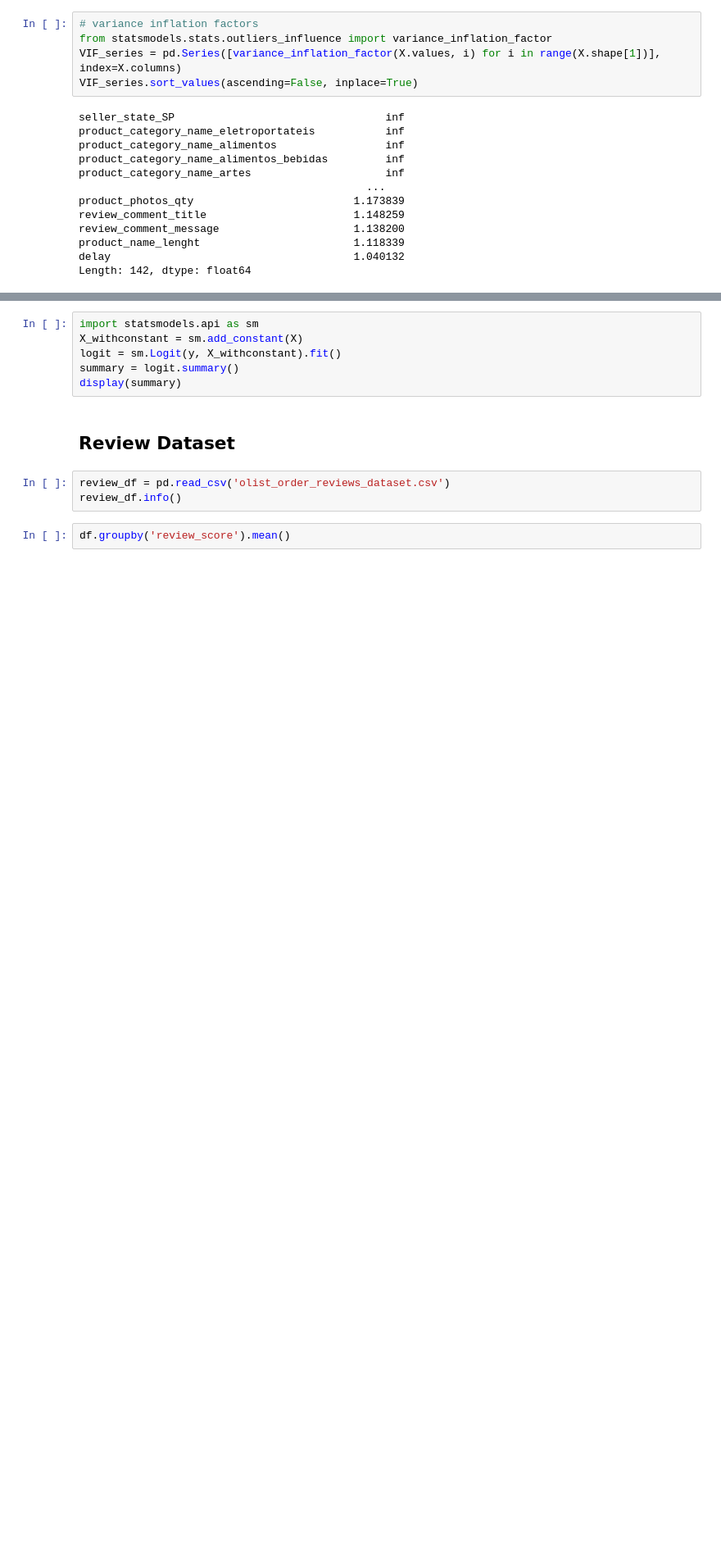
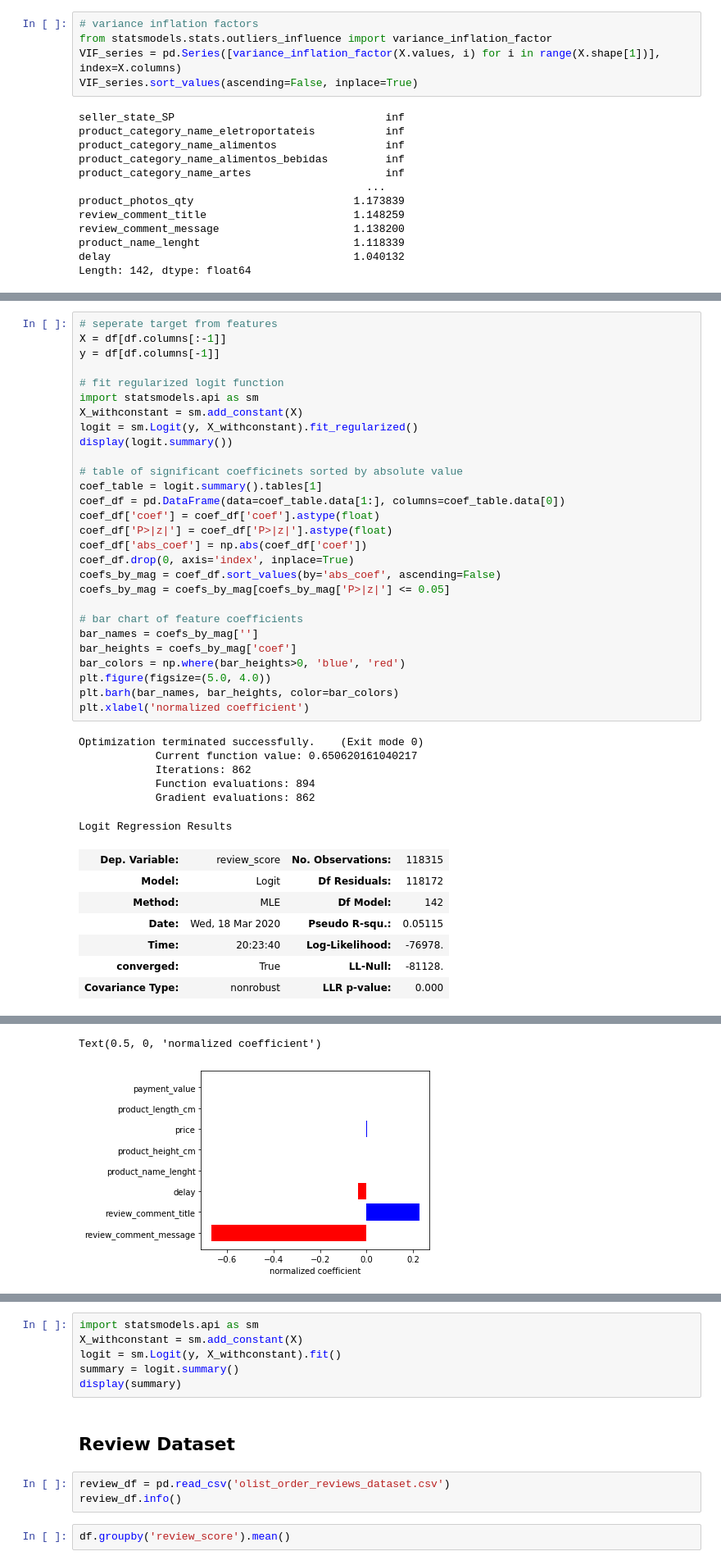
Before and after one commit to alireza-alizadegan/e-commerce-Sales, a Jupyter notebook: Brazil/Sentiment Analysis.ipynb, the cells around one changed output, grey strips where cells are left out. Shown: that part at 82% size. Drawn from its saved outputs; the diff is of its cells as text; blank space fills up the shorter version.

```diff
--- a/Brazil/Sentiment Analysis.ipynb
+++ b/Brazil/Sentiment Analysis.ipynb
@@ -316,0 +429,42 @@ Text(0.5, 0, 'normalized coefficient')
+# %%
+# seperate target from features
+X = df[df.columns[:-1]]
+y = df[df.columns[-1]]
+
+# fit regularized logit function
+import statsmodels.api as sm
+X_withconstant = sm.add_constant(X)
+logit = sm.Logit(y, X_withconstant).fit_regularized()
+display(logit.summary())
+
+# table of significant coefficinets sorted by absolute value
+coef_table = logit.summary().tables[1]
+coef_df = pd.DataFrame(data=coef_table.data[1:], columns=coef_table.data[0])
+coef_df['coef'] = coef_df['coef'].astype(float)
+coef_df['P>|z|'] = coef_df['P>|z|'].astype(float)
+coef_df['abs_coef'] = np.abs(coef_df['coef'])
+coef_df.drop(0, axis='index', inplace=True)
+coefs_by_mag = coef_df.sort_values(by='abs_coef', ascending=False)
+coefs_by_mag = coefs_by_mag[coefs_by_mag['P>|z|'] <= 0.05]
+
+# bar chart of feature coefficients
+bar_names = coefs_by_mag['']
+bar_heights = coefs_by_mag['coef']
+bar_colors = np.where(bar_heights>0, 'blue', 'red')
+plt.figure(figsize=(5.0, 4.0))
+plt.barh(bar_names, bar_heights, color=bar_colors)
+plt.xlabel('normalized coefficient')
+# %% [output]
+Optimization terminated successfully.    (Exit mode 0)
+            Current function value: 0.650620161040217
+            Iterations: 862
+            Function evaluations: 894
+            Gradient evaluations: 862
+Logit Regression Results
+| Dep. Variable: | review_score | No. Observations: | 118315 |
+| Model: | Logit | Df Residuals: | 118172 |
+| Method: | MLE | Df Model: | 142 |
+| Date: | Wed, 18 Mar 2020 | Pseudo R-squ.: | 0.05115 |
+| Time: | 20:23:40 | Log-Likelihood: | -76978. |
+| converged: | True | LL-Null: | -81128. |
+| Covariance Type: | nonrobust | LLR p-value: | 0.000 |
@@ -316,0 +487,2 @@ Text(0.5, 0, 'normalized coefficient')
+Text(0.5, 0, 'normalized coefficient')
+[figure, added]
```
Also changed, not shown: parts of 7 cells of this notebook, 6 other files.
